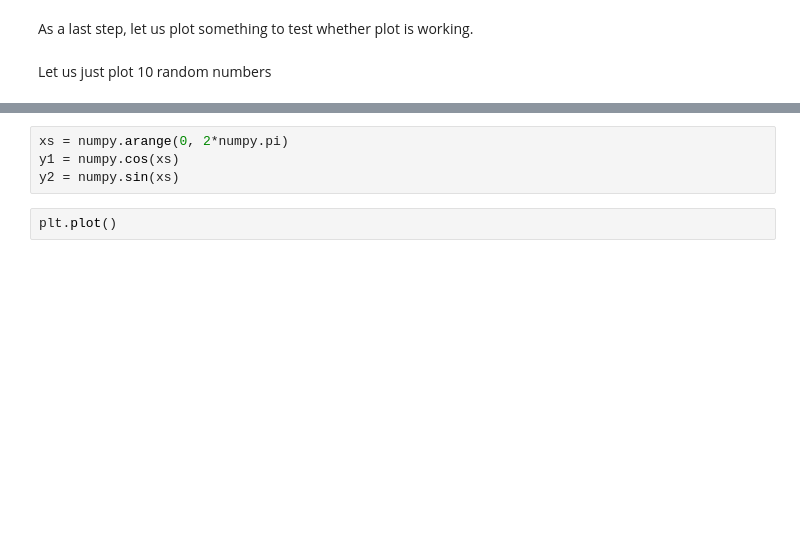
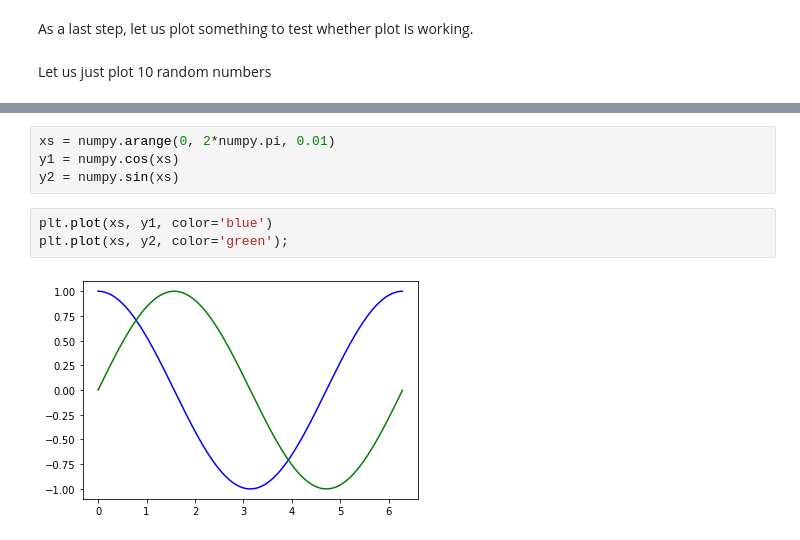
Before and after one commit to JWKennington/TensorNetworkRenorm, a Jupyter notebook: Notebooks/Python/Lab0.ipynb, the cells around one changed output, grey strips where cells are left out. Drawn from its saved outputs; the diff is of its cells as text; blank space fills up the shorter version.

```diff
--- a/Notebooks/Python/Lab0.ipynb
+++ b/Notebooks/Python/Lab0.ipynb
@@ -186,6 +187,9 @@ plt.show() # if this plot looks ugly, there are alternative packages like bokeh
 # %%
-xs = numpy.arange(0, 2*numpy.pi)
+xs = numpy.arange(0, 2*numpy.pi, 0.01)
 y1 = numpy.cos(xs)
 y2 = numpy.sin(xs)
-# %%
-plt.plot()
+# %%
+plt.plot(xs, y1, color='blue')
+plt.plot(xs, y2, color='green');
+# %% [output]
+[figure, added]
```
Also changed, not shown: parts of 2 cells of this notebook, 3 other files.
